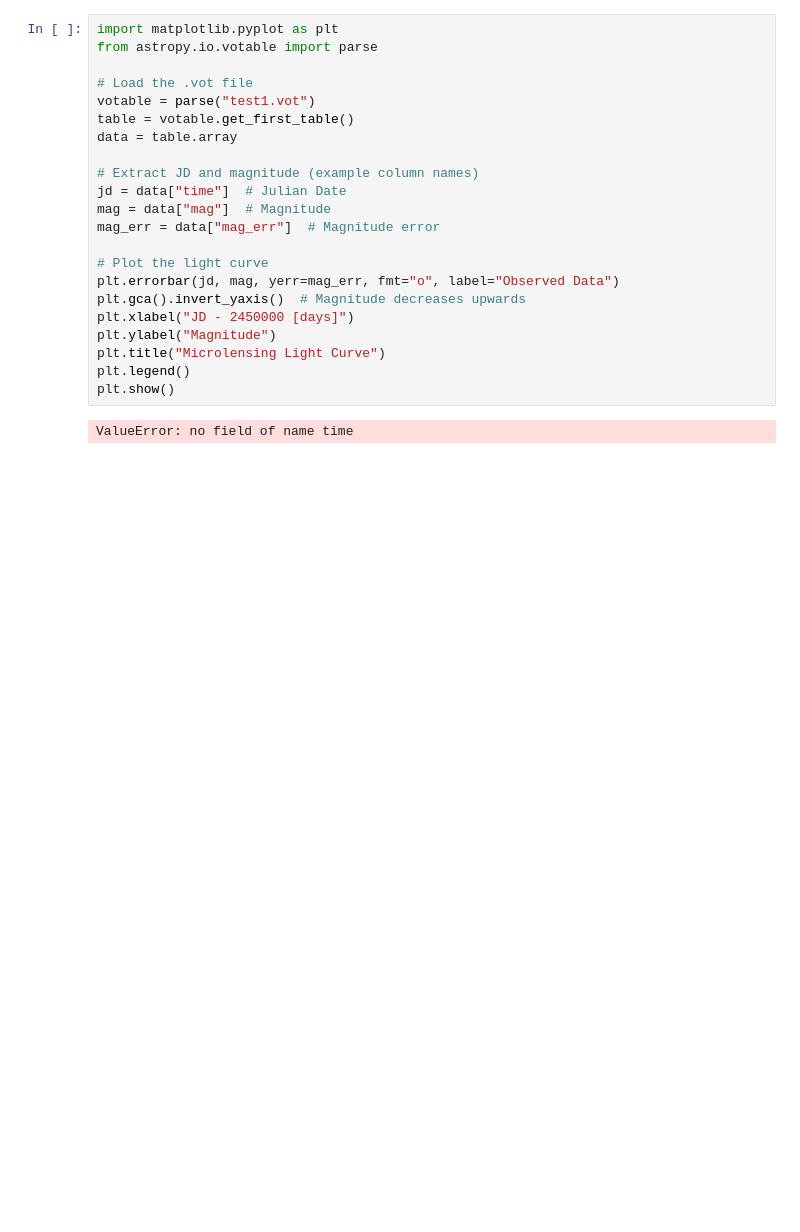
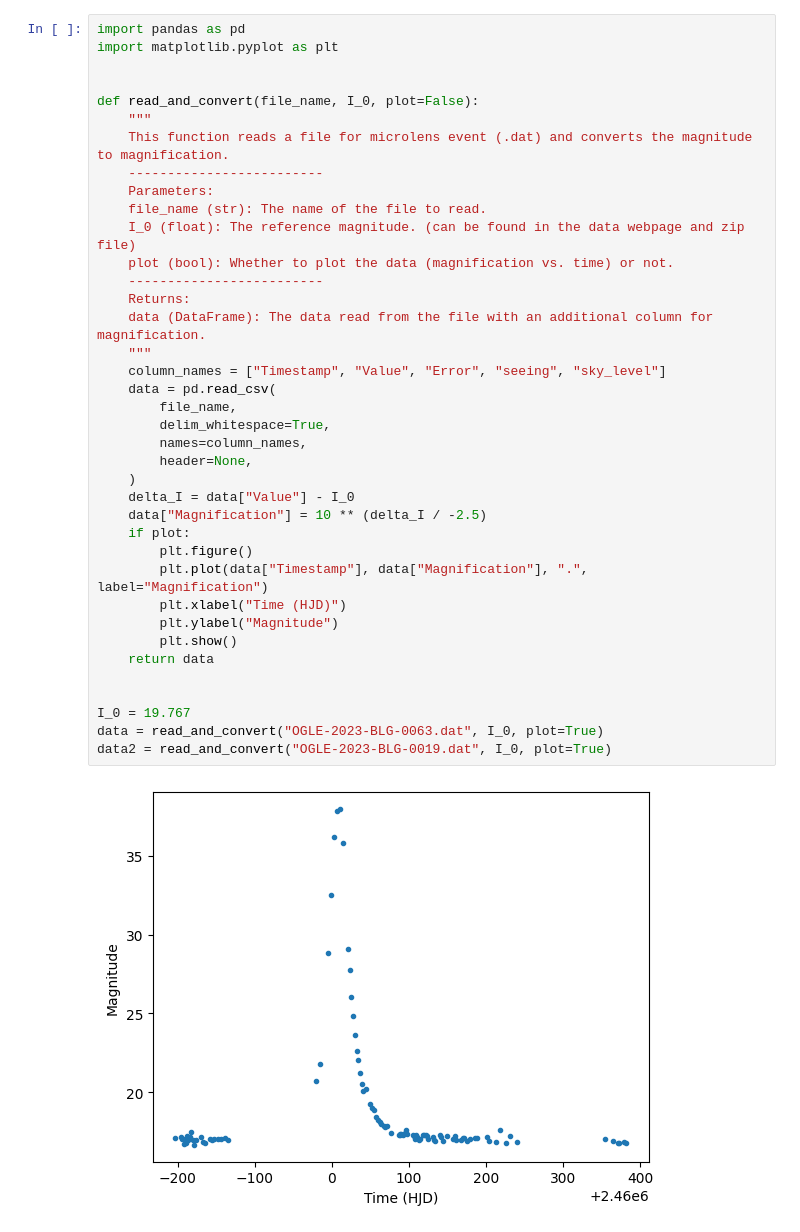
Before and after one commit to MadgwickK/MLPhysicalWorld, a Jupyter notebook: read_microlens_data.ipynb, the cells around one changed output. Drawn from its saved outputs; the diff is of its cells as text; blank space fills up the shorter version.

Commit message:
updated data read and convert with two example datafiles

```diff
--- a/read_microlens_data.ipynb
+++ b/read_microlens_data.ipynb
@@ -1,24 +1,40 @@
-# %%
-import matplotlib.pyplot as plt
-from astropy.io.votable import parse
-
-# Load the .vot file
-votable = parse("test1.vot")
-table = votable.get_first_table()
-data = table.array
-
-# Extract JD and magnitude (example column names)
-jd = data["time"]  # Julian Date
-mag = data["mag"]  # Magnitude
-mag_err = data["mag_err"]  # Magnitude error
-
-# Plot the light curve
-plt.errorbar(jd, mag, yerr=mag_err, fmt="o", label="Observed Data")
-plt.gca().invert_yaxis()  # Magnitude decreases upwards
-plt.xlabel("JD - 2450000 [days]")
-plt.ylabel("Magnitude")
-plt.title("Microlensing Light Curve")
-plt.legend()
-plt.show()
-# %% [output]
-ValueError: no field of name time
+# %%
+import pandas as pd
+import matplotlib.pyplot as plt
+
+
+def read_and_convert(file_name, I_0, plot=False):
+    """
+    This function reads a file for microlens event (.dat) and converts the magnitude to magnification.
+    -------------------------
+    Parameters:
+    file_name (str): The name of the file to read.
+    I_0 (float): The reference magnitude. (can be found in the data webpage and zip file)
+    plot (bool): Whether to plot the data (magnification vs. time) or not.
+    -------------------------
+    Returns:
+    data (DataFrame): The data read from the file with an additional column for magnification.
+    """
+    column_names = ["Timestamp", "Value", "Error", "seeing", "sky_level"]
+    data = pd.read_csv(
+        file_name,
+        delim_whitespace=True,
+        names=column_names,
+        header=None,
+    )
+    delta_I = data["Value"] - I_0
+    data["Magnification"] = 10 ** (delta_I / -2.5)
+    if plot:
+        plt.figure()
+        plt.plot(data["Timestamp"], data["Magnification"], ".", label="Magnification")
+        plt.xlabel("Time (HJD)")
+        plt.ylabel("Magnitude")
+        plt.show()
+    return data
+
+
+I_0 = 19.767
+data = read_and_convert("OGLE-2023-BLG-0063.dat", I_0, plot=True)
+data2 = read_and_convert("OGLE-2023-BLG-0019.dat", I_0, plot=True)
+# %% [output]
+[figure, added]
```
Also changed, not shown: parts of 1 cell of this notebook, 10 other files.
